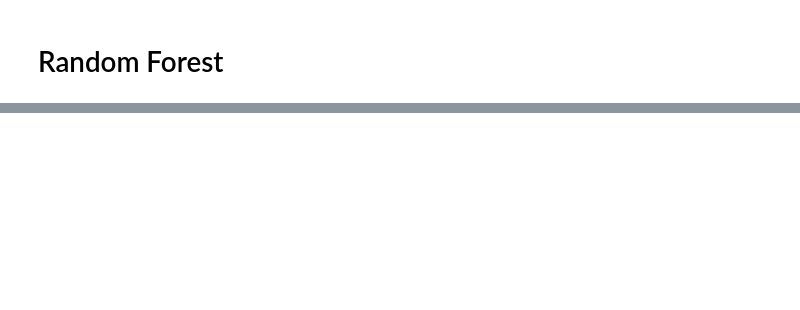
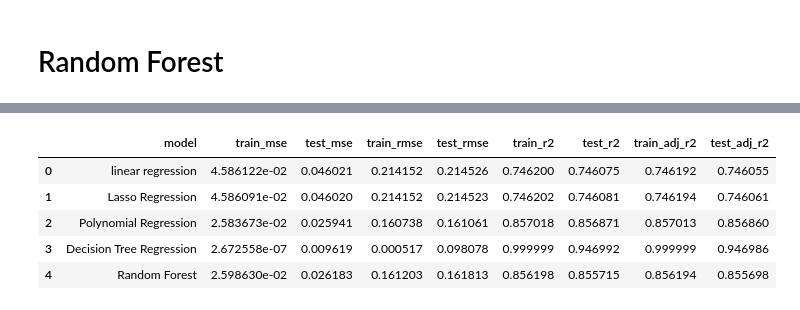
Before and after one commit to shrikantkute/Retail_Sales_Prediction, a Jupyter notebook: Retail_Sales_Prediction_Shrikant_Kute.ipynb, the cells around one changed output, grey strips where cells are left out. Cells and saved outputs as stored; diff of their text form; code cells hidden in the pictures; blank space fills up the shorter version.

```diff
--- a/Retail_Sales_Prediction_Shrikant_Kute.ipynb
+++ b/Retail_Sales_Prediction_Shrikant_Kute.ipynb
@@ -1486,0 +1495,13 @@ print(test_adj_r2)
+# %%
+data = {'train_mse':train_mse, 'test_mse':test_mse, 'train_rmse':train_rmse, 'test_rmse':test_rmse, 'train_r2':train_r2, 'test_r2':test_r2, 'train_adj_r2':train_adj_r2, 'test_adj_r2':test_adj_r2 }
+# %%
+score_df =pd.DataFrame(data,index=['linear regression','Lasso Regression','Polynomial Regression','Decision Tree Regression','Random Forest'])
+score_df = score_df.reset_index().rename(columns={'index': 'model'})
+score_df
+# %% [output]
+|  | model | train_mse | test_mse | train_rmse | test_rmse | train_r2 | test_r2 | train_adj_r2 | test_adj_r2 |
+| 0 | linear regression | 4.586122e-02 | 0.046021 | 0.214152 | 0.214526 | 0.746200 | 0.746075 | 0.746192 | 0.746055 |
+| 1 | Lasso Regression | 4.586091e-02 | 0.046020 | 0.214152 | 0.214523 | 0.746202 | 0.746081 | 0.746194 | 0.746061 |
+| 2 | Polynomial Regression | 2.583673e-02 | 0.025941 | 0.160738 | 0.161061 | 0.857018 | 0.856871 | 0.857013 | 0.856860 |
+| 3 | Decision Tree Regression | 2.672558e-07 | 0.009619 | 0.000517 | 0.098078 | 0.999999 | 0.946992 | 0.999999 | 0.946986 |
+| 4 | Random Forest | 2.598630e-02 | 0.026183 | 0.161203 | 0.161813 | 0.856198 | 0.855715 | 0.856194 | 0.855698 |
```
Also changed, not shown: parts of 10 cells of this notebook.
